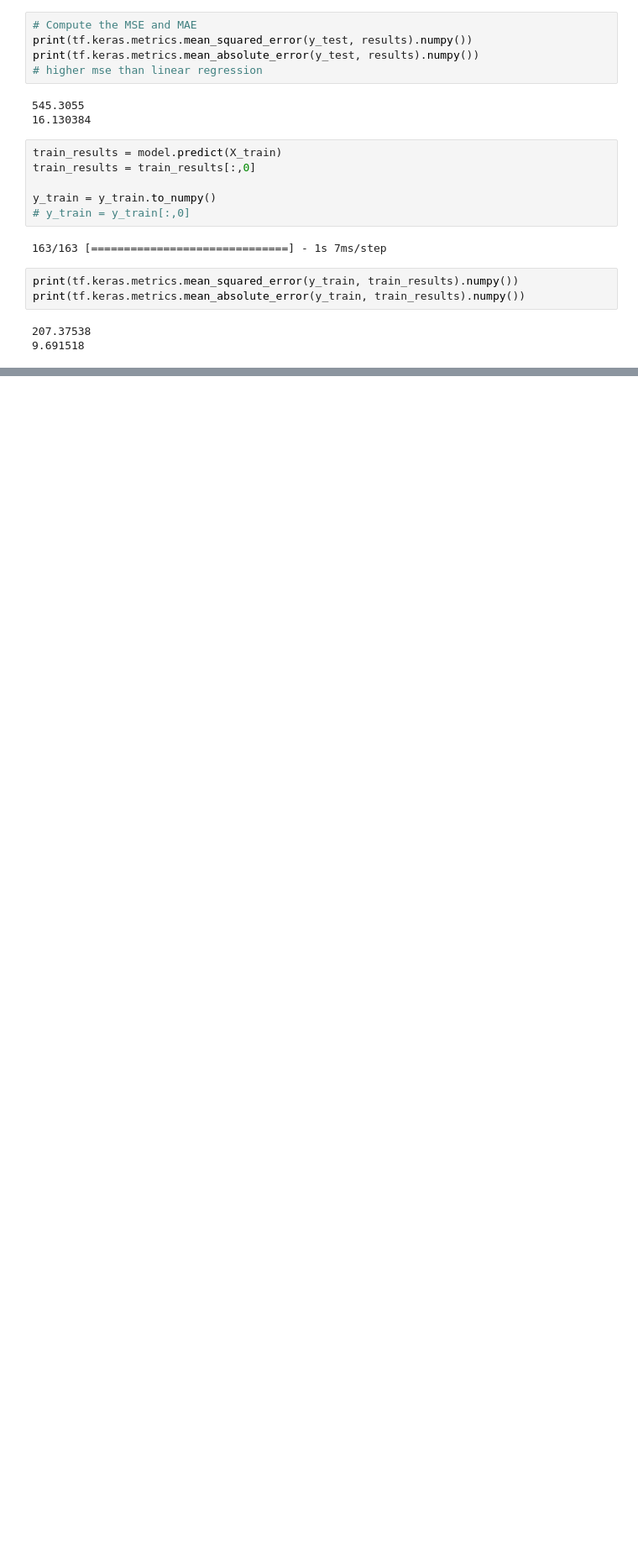
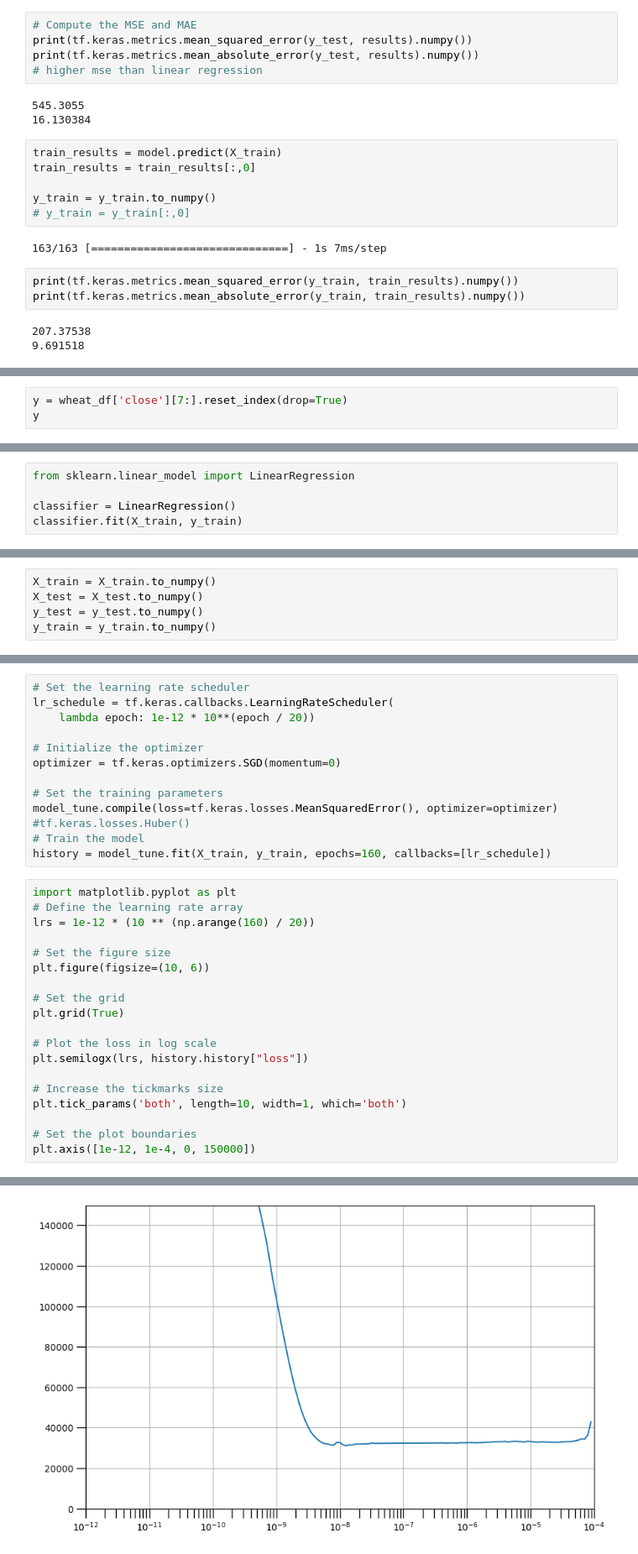
Before and after one commit to sdray5/projects, a Jupyter notebook: GrainFutures/Grains Futures.ipynb, the cells around one changed output, grey strips where cells are left out. Shown at 84% size. Cells and saved outputs as stored; diff of their text form; blank space fills up the shorter version.

Commit message:
Added wheat data

```diff
--- a/GrainFutures/Grains Futures.ipynb
+++ b/GrainFutures/Grains Futures.ipynb
@@ -341,0 +401,3 @@ print(tf.keras.metrics.mean_absolute_error(y_train, train_results).numpy())
+# %%
+y = wheat_df['close'][7:].reset_index(drop=True)
+y
@@ -341,0 +423,5 @@ print(tf.keras.metrics.mean_absolute_error(y_train, train_results).numpy())
+# %%
+from sklearn.linear_model import LinearRegression
+
+classifier = LinearRegression()
+classifier.fit(X_train, y_train)
@@ -341,0 +440,5 @@ print(tf.keras.metrics.mean_absolute_error(y_train, train_results).numpy())
+# %%
+X_train = X_train.to_numpy()
+X_test = X_test.to_numpy()
+y_test = y_test.to_numpy()
+y_train = y_train.to_numpy()
@@ -341,0 +477,33 @@ print(tf.keras.metrics.mean_absolute_error(y_train, train_results).numpy())
+# %%
+# Set the learning rate scheduler
+lr_schedule = tf.keras.callbacks.LearningRateScheduler(
+    lambda epoch: 1e-12 * 10**(epoch / 20))
+
+# Initialize the optimizer
+optimizer = tf.keras.optimizers.SGD(momentum=0)
+
+# Set the training parameters
+model_tune.compile(loss=tf.keras.losses.MeanSquaredError(), optimizer=optimizer)
+#tf.keras.losses.Huber()
+# Train the model
+history = model_tune.fit(X_train, y_train, epochs=160, callbacks=[lr_schedule])
+# %%
+import matplotlib.pyplot as plt
+# Define the learning rate array
+lrs = 1e-12 * (10 ** (np.arange(160) / 20))
+
+# Set the figure size
+plt.figure(figsize=(10, 6))
+
+# Set the grid
+plt.grid(True)
+
+# Plot the loss in log scale
+plt.semilogx(lrs, history.history["loss"])
+
+# Increase the tickmarks size
+plt.tick_params('both', length=10, width=1, which='both')
+
+# Set the plot boundaries
+plt.axis([1e-12, 1e-4, 0, 150000])
+# %% [output]
@@ -341,0 +511 @@ print(tf.keras.metrics.mean_absolute_error(y_train, train_results).numpy())
+[figure, added]
```
Also changed, not shown: parts of 13 cells of this notebook.
